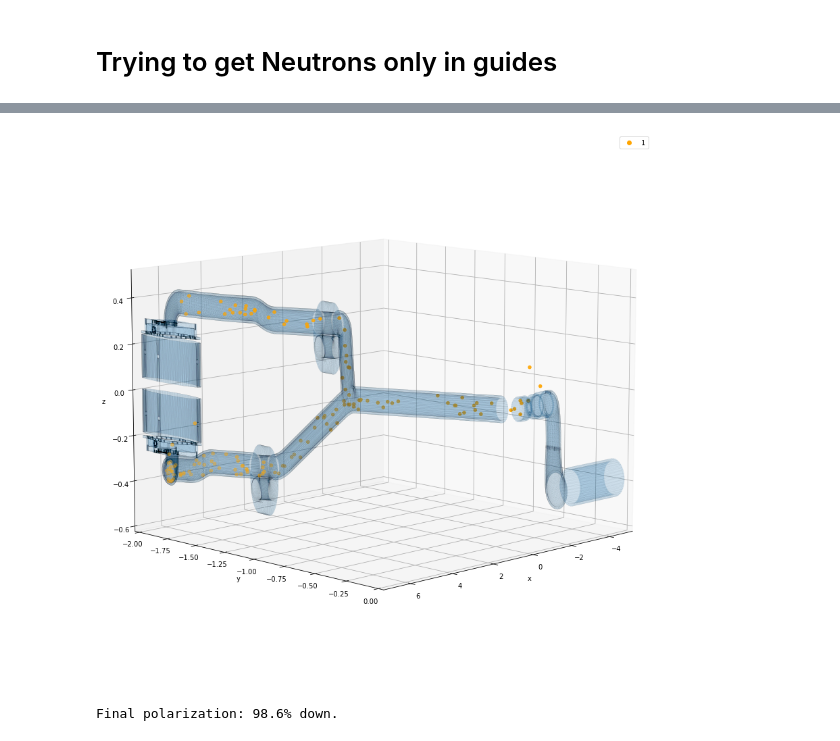
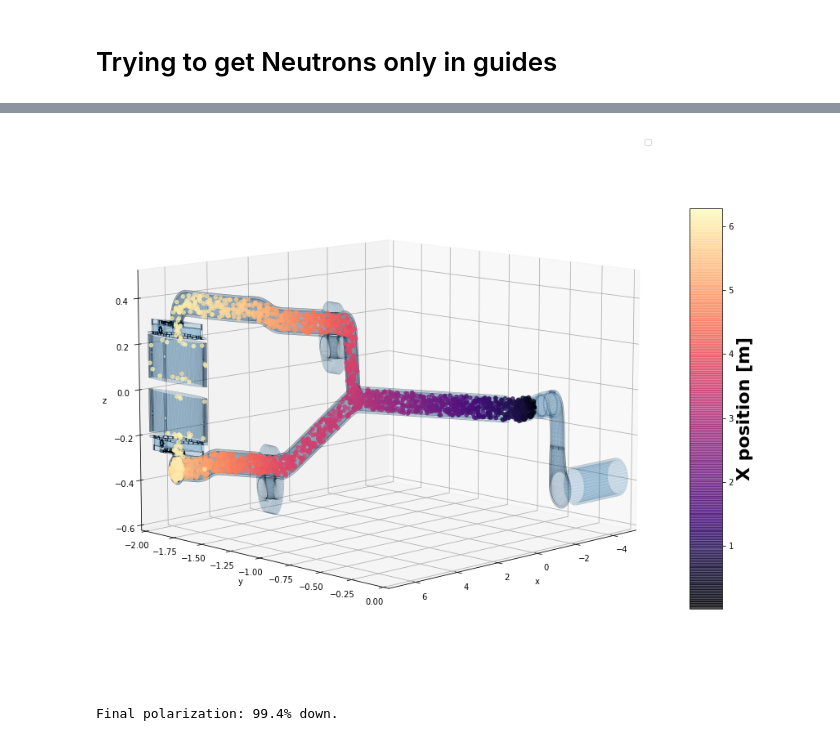
Before and after one commit to eklem1/MesonMagMapping, a Jupyter notebook: PENTrackAnalysis/UCNVelocity.ipynb, the cells around one changed output, grey strips where cells are left out. Saved outputs shown, nothing was run; the diff lists cells and outputs as text; code cells hidden in the pictures.

Commit message:
Adding plots with colorbar, looking at track log, starting to think about k parameter

```diff
--- a/PENTrackAnalysis/UCNVelocity.ipynb
+++ b/PENTrackAnalysis/UCNVelocity.ipynb
@@ -16,5 +19,9 @@ import ParticlePlottingFunctions as ppf
 # %%
-file1 = "500UCN_Fill_minus1_moreTimes.root"
+# file1 = "500UCN_Fill_minus1_moreTimes.root"
+
+# file1 = "1000UCN_fill_minus1_snapGeo1.root"
+file1 = "4000UCN_fill_m1.root"
+
 
 #get our two different data folders already for ease
 Nend = up.open(file1+":neutronend")
@@ -153,39 +223,43 @@ plt.show()
 #look at just one particle at different times
 t = 100 #(tend%10==0) &
 p = 102 #5 is good
 # endSpots = Nsnapshot.arrays(["tend", "xend", "yend", "zend", 'solidend'], "(particle=={}) & (solidend==1)".format(p), library="np")
 
-#all geo=1 aka no geometry parts
-endSpots = Nsnapshot.arrays(["tend", "xend", "yend", "zend", 'solidend', 'particle'], "(solidend==1)", library="np")
+#all geo=1 aka no geometry parts, xend > 0 gets rid of weird neutrons near I think the SCM
+endSpots = Nsnapshot.arrays(["tend", "xend", "yend", "zend", 'solidend', 'particle'],
+                            "(solidend==1) & (xend > 0)", library="np")
 
 x = endSpots['xend'].astype(float)
 y = endSpots['yend'].astype(float)
 z = endSpots['zend'].astype(float)
 times = endSpots['tend'].astype(float)
 geo_tag = endSpots['solidend'].astype(float)
 
-figVals = ppf.plot3D_geoColor(x, y, z, geo_tag, times, label="All", startPlot=True, ls="", endPlot=False, size=(15,15))
-fig, axis = figVals
+figVals = ppf.plot3D_varColor(x, y, z, x, times, label="All", startPlot=True, ls="", endPlot=False, size=(15,15))
+fig, axis, p = figVals
 
 axis.view_init(elev=10., azim=45)
 # axis.view_init(elev=0., azim=90)
-
 
 #loads all the file I have in this folder as STLs
 STLpath = 'STLsToGraph'
 stl_array = os.listdir(STLpath)
 
 for STLfile in stl_array:
     ppf.graphSTL(STLpath+'/'+STLfile, axis)
 
 #removes repeated legends
 handles, labels = plt.gca().get_legend_handles_labels()
 by_label = dict(zip(labels, handles))
 axis.legend(by_label.values(), by_label.keys())
 
+cb = fig.colorbar(p, ax=axis, shrink=0.6, aspect=20*0.6)
+cb.set_label(label="X position [m]", size=22, weight='bold')
+# cb.ax.tick_params(labelsize=20)
+# plt.tight_layout()
 plt.show()
 # %% [output]
-[figure, old version]
+[figure, new version]
 # %%
 #looking at the polarization
 # print(Nend.keys())
@@ -207,4 +281,4 @@ print("Final polarization: {:.3}% down.".format(percent_down))
 
 # plt.hist(neutron_pol["polend"])
 # %% [output]
-Final polarization: 98.6% down.
+Final polarization: 99.4% down.
```
Also changed, not shown: parts of 8 cells of this notebook, 5 other files.
